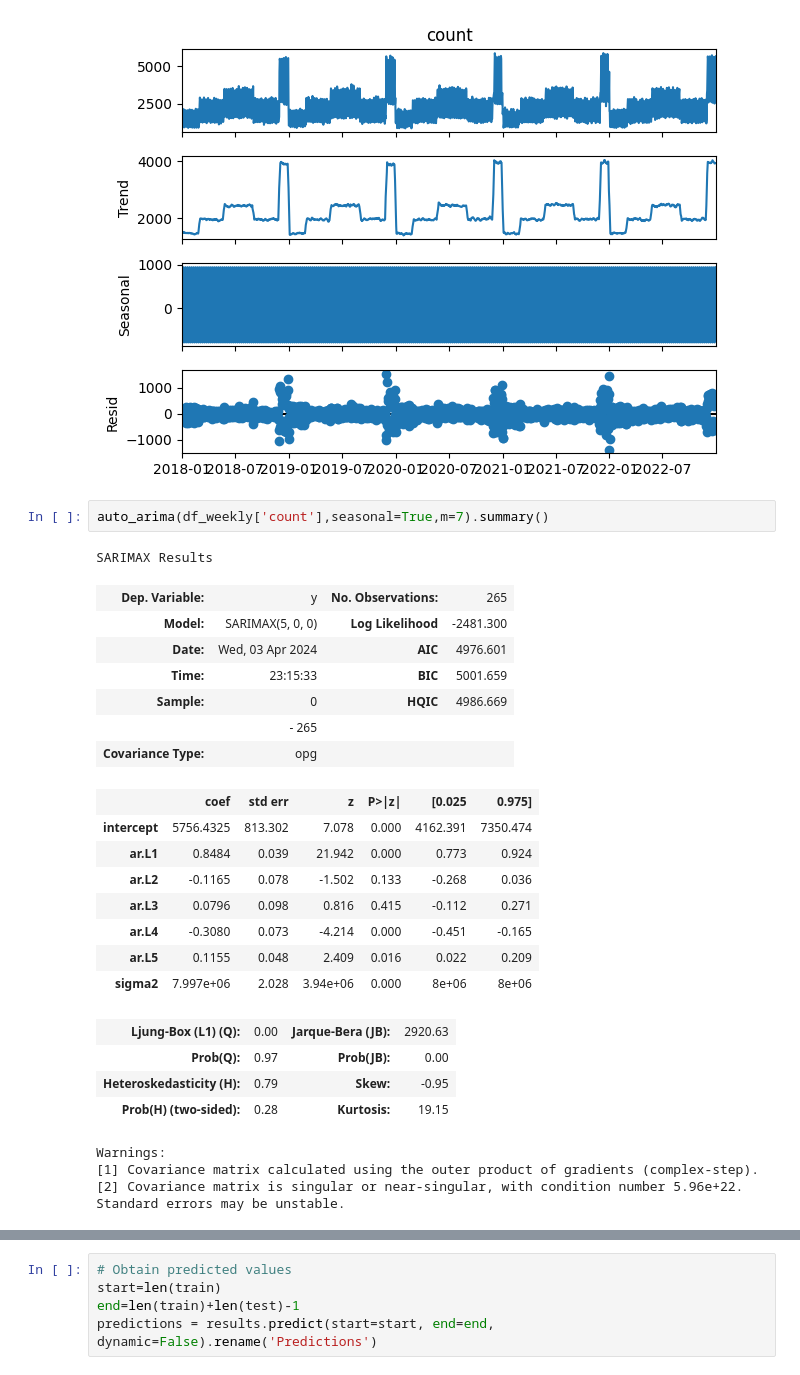
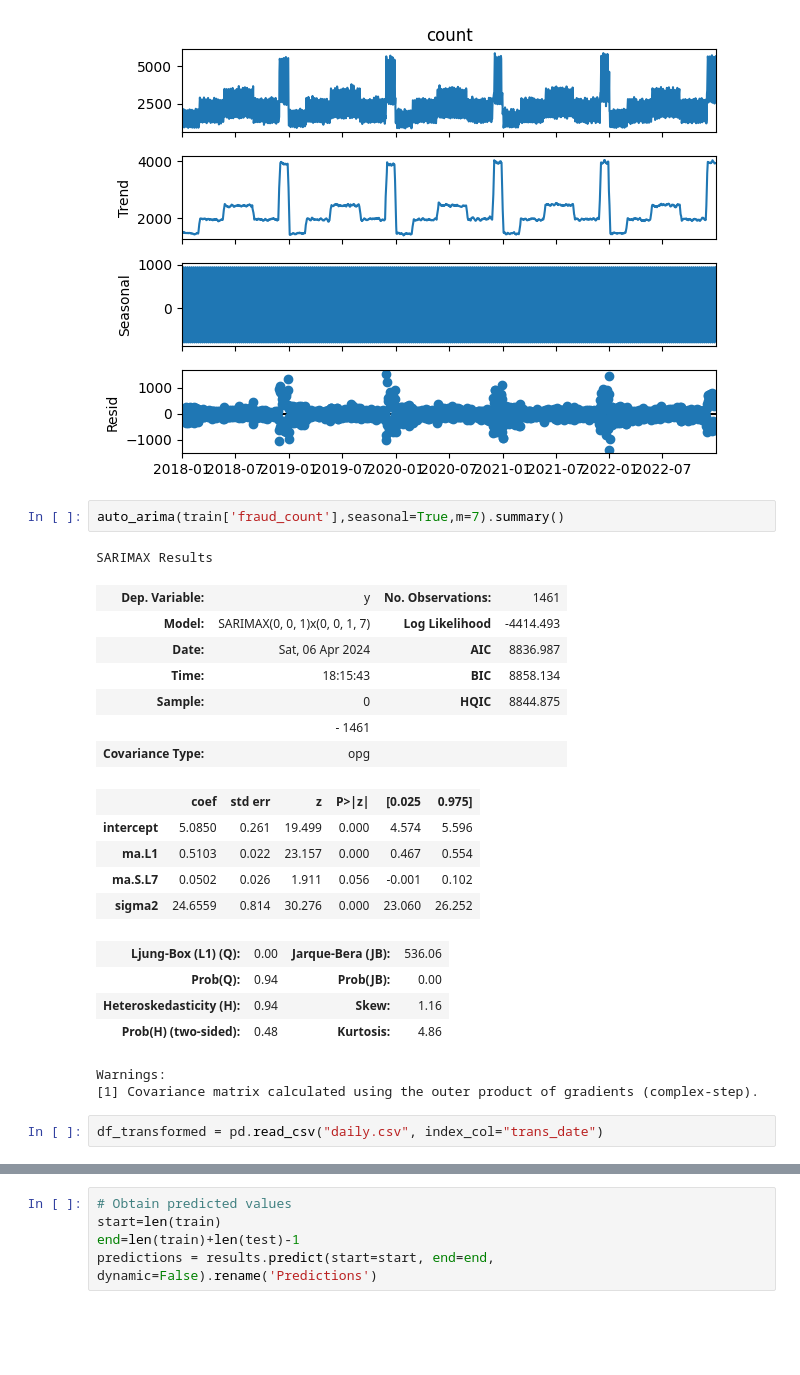
Before and after one commit to DMODPevahouse/ai_enabled_system, a Jupyter notebook: TimeSeries/Assignment/data_exploration.ipynb, the cells around one changed output, grey strips where cells are left out. Cells and saved outputs as stored; diff of their text form; blank space fills up the shorter version.

```diff
--- a/TimeSeries/Assignment/data_exploration.ipynb
+++ b/TimeSeries/Assignment/data_exploration.ipynb
@@ -617,28 +617,26 @@ result.plot();
 # %% [output]
 [figure]
 # %%
-auto_arima(df_weekly['count'],seasonal=True,m=7).summary()
+auto_arima(train['fraud_count'],seasonal=True,m=7).summary()
 # %% [output]
 SARIMAX Results
-| Dep. Variable: | y | No. Observations: | 265 |
-| Model: | SARIMAX(5, 0, 0) | Log Likelihood | -2481.300 |
-| Date: | Wed, 03 Apr 2024 | AIC | 4976.601 |
-| Time: | 23:15:33 | BIC | 5001.659 |
-| Sample: | 0 | HQIC | 4986.669 |
-|  | - 265 |  |  |
+| Dep. Variable: | y | No. Observations: | 1461 |
+| Model: | SARIMAX(0, 0, 1)x(0, 0, 1, 7) | Log Likelihood | -4414.493 |
+| Date: | Sat, 06 Apr 2024 | AIC | 8836.987 |
+| Time: | 18:15:43 | BIC | 8858.134 |
+| Sample: | 0 | HQIC | 8844.875 |
+|  | - 1461 |  |  |
 | Covariance Type: | opg |  |  |
 |  | coef | std err | z | P>|z| | [0.025 | 0.975] |
-| intercept | 5756.4325 | 813.302 | 7.078 | 0.000 | 4162.391 | 7350.474 |
-| ar.L1 | 0.8484 | 0.039 | 21.942 | 0.000 | 0.773 | 0.924 |
-| ar.L2 | -0.1165 | 0.078 | -1.502 | 0.133 | -0.268 | 0.036 |
-| ar.L3 | 0.0796 | 0.098 | 0.816 | 0.415 | -0.112 | 0.271 |
-| ar.L4 | -0.3080 | 0.073 | -4.214 | 0.000 | -0.451 | -0.165 |
-| ar.L5 | 0.1155 | 0.048 | 2.409 | 0.016 | 0.022 | 0.209 |
-| sigma2 | 7.997e+06 | 2.028 | 3.94e+06 | 0.000 | 8e+06 | 8e+06 |
+| intercept | 5.0850 | 0.261 | 19.499 | 0.000 | 4.574 | 5.596 |
+| ma.L1 | 0.5103 | 0.022 | 23.157 | 0.000 | 0.467 | 0.554 |
+| ma.S.L7 | 0.0502 | 0.026 | 1.911 | 0.056 | -0.001 | 0.102 |
+| sigma2 | 24.6559 | 0.814 | 30.276 | 0.000 | 23.060 | 26.252 |
-| Ljung-Box (L1) (Q): | 0.00 | Jarque-Bera (JB): | 2920.63 |
-| Prob(Q): | 0.97 | Prob(JB): | 0.00 |
-| Heteroskedasticity (H): | 0.79 | Skew: | -0.95 |
-| Prob(H) (two-sided): | 0.28 | Kurtosis: | 19.15 |
+| Ljung-Box (L1) (Q): | 0.00 | Jarque-Bera (JB): | 536.06 |
+| Prob(Q): | 0.94 | Prob(JB): | 0.00 |
+| Heteroskedasticity (H): | 0.94 | Skew: | 1.16 |
+| Prob(H) (two-sided): | 0.48 | Kurtosis: | 4.86 |
 Warnings:
 [1] Covariance matrix calculated using the outer product of gradients (complex-step).
-[2] Covariance matrix is singular or near-singular, with condition number 5.96e+22. Standard errors may be unstable.
+# %%
+df_transformed = pd.read_csv("daily.csv", index_col="trans_date")
```
Also changed, not shown: parts of 19 cells of this notebook, 7 other files.
